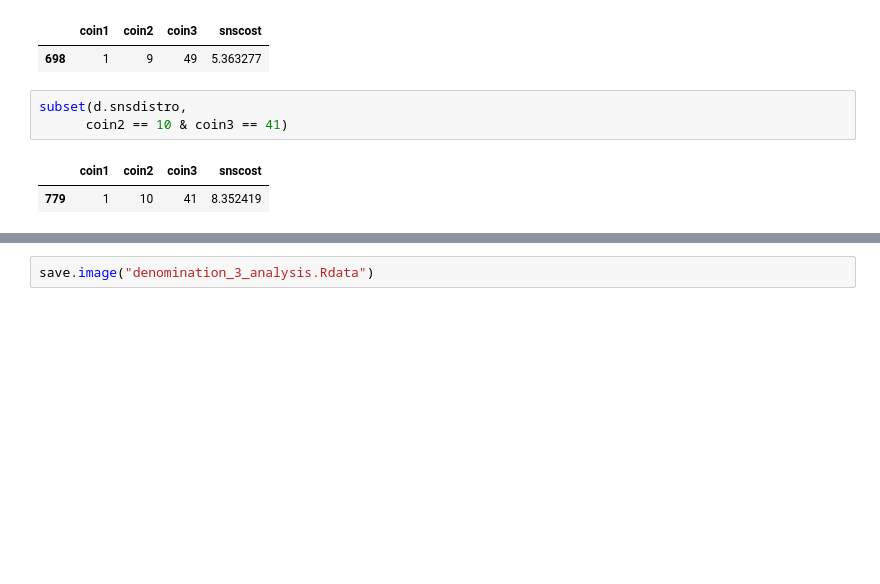
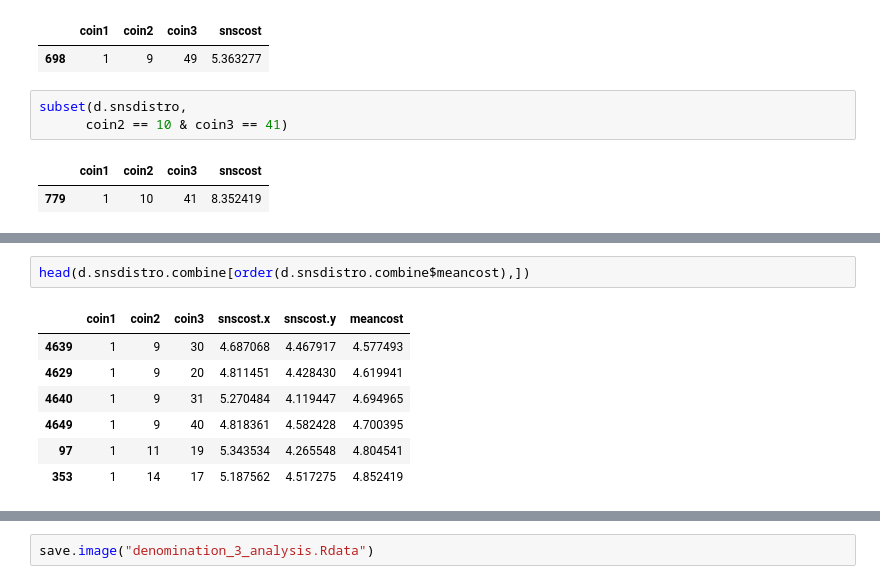
Before and after one commit to kbseah/changer-ranger, a Jupyter notebook: denomination_3_analysis.ipynb, the cells around one changed output, grey strips where cells are left out. Saved outputs shown, nothing was run; the diff lists cells and outputs as text; blank space fills up the shorter version.

```diff
--- a/denomination_3_analysis.ipynb
+++ b/denomination_3_analysis.ipynb
@@ -388,0 +407,10 @@ subset(d.snsdistro,
+# %%
+head(d.snsdistro.combine[order(d.snsdistro.combine$meancost),])
+# %% [output]
+|  | coin1 | coin2 | coin3 | snscost.x | snscost.y | meancost |
+| 4639 | 1 | 9 | 30 | 4.687068 | 4.467917 | 4.577493 |
+| 4629 | 1 | 9 | 20 | 4.811451 | 4.428430 | 4.619941 |
+| 4640 | 1 | 9 | 31 | 5.270484 | 4.119447 | 4.694965 |
+| 4649 | 1 | 9 | 40 | 4.818361 | 4.582428 | 4.700395 |
+| 97 | 1 | 11 | 19 | 5.343534 | 4.265548 | 4.804541 |
+| 353 | 1 | 14 | 17 | 5.187562 | 4.517275 | 4.852419 |
```
Also changed, not shown: parts of 11 cells of this notebook, 4 other files.
